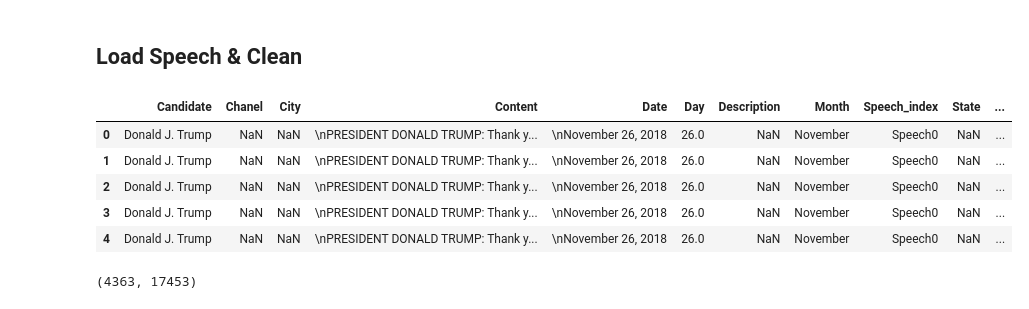
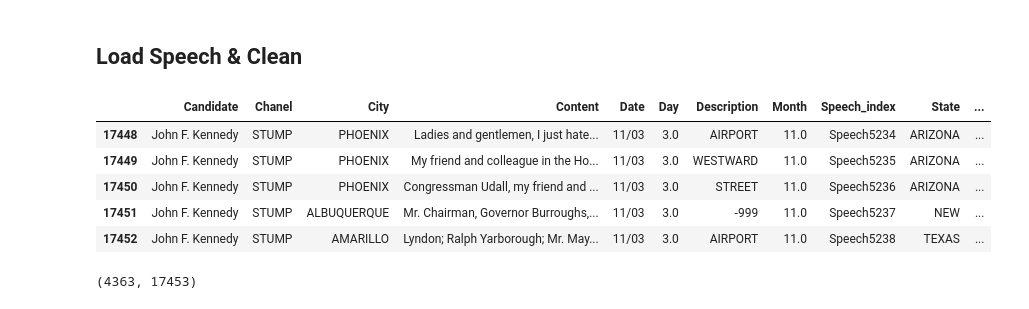
Before and after one commit to YaoyaoDai/PopulistCampaignMeasurement, a Jupyter notebook: PopClassification.ipynb, the cells around one changed output. Drawn from its saved outputs; the diff is of its cells as text; code cells hidden in the pictures.

```diff
--- a/PopClassification.ipynb
+++ b/PopClassification.ipynb
@@ -46,14 +46,14 @@ def text_cleaner(text, punctuation_translator, stemmer):
 ## Load Speech & Clean
 # %%
 SubSpeech = pd.read_csv('SubSpeech_coded_cleaned.csv')
-SubSpeech.head()
+SubSpeech.tail()
 # %% [output]
 |  | Candidate | Chanel | City | Content | Date | Day | Description | Month | Speech_index | State | ... |
-| 0 | Donald J. Trump | NaN | NaN | \nPRESIDENT DONALD TRUMP: Thank y... | \nNovember 26, 2018 | 26.0 | NaN | November | Speech0 | NaN | ... |
-| 1 | Donald J. Trump | NaN | NaN | \nPRESIDENT DONALD TRUMP: Thank y... | \nNovember 26, 2018 | 26.0 | NaN | November | Speech0 | NaN | ... |
-| 2 | Donald J. Trump | NaN | NaN | \nPRESIDENT DONALD TRUMP: Thank y... | \nNovember 26, 2018 | 26.0 | NaN | November | Speech0 | NaN | ... |
-| 3 | Donald J. Trump | NaN | NaN | \nPRESIDENT DONALD TRUMP: Thank y... | \nNovember 26, 2018 | 26.0 | NaN | November | Speech0 | NaN | ... |
-| 4 | Donald J. Trump | NaN | NaN | \nPRESIDENT DONALD TRUMP: Thank y... | \nNovember 26, 2018 | 26.0 | NaN | November | Speech0 | NaN | ... |
+| 17448 | John F. Kennedy | STUMP | PHOENIX | Ladies and gentlemen, I just hate... | 11/03 | 3.0 | AIRPORT | 11.0 | Speech5234 | ARIZONA | ... |
+| 17449 | John F. Kennedy | STUMP | PHOENIX | My friend and colleague in the Ho... | 11/03 | 3.0 | WESTWARD | 11.0 | Speech5235 | ARIZONA | ... |
+| 17450 | John F. Kennedy | STUMP | PHOENIX | Congressman Udall, my friend and ... | 11/03 | 3.0 | STREET | 11.0 | Speech5236 | ARIZONA | ... |
+| 17451 | John F. Kennedy | STUMP | ALBUQUERQUE | Mr. Chairman, Governor Burroughs,... | 11/03 | 3.0 | -999 | 11.0 | Speech5237 | NEW | ... |
+| 17452 | John F. Kennedy | STUMP | AMARILLO | Lyndon; Ralph Yarborough; Mr. May... | 11/03 | 3.0 | AIRPORT | 11.0 | Speech5238 | TEXAS | ... |
 # %%
 len(SubSpeech.Speech_index.unique()), len(SubSpeech.Subspeech_index)
 # %% [output]
```
Also changed, not shown: parts of 22 cells of this notebook, 5 other files.
